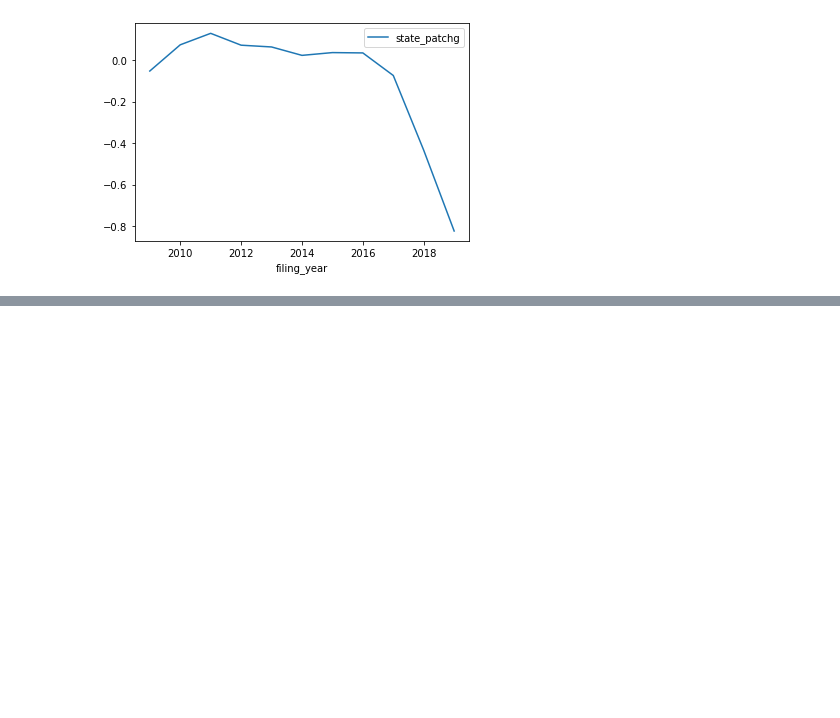
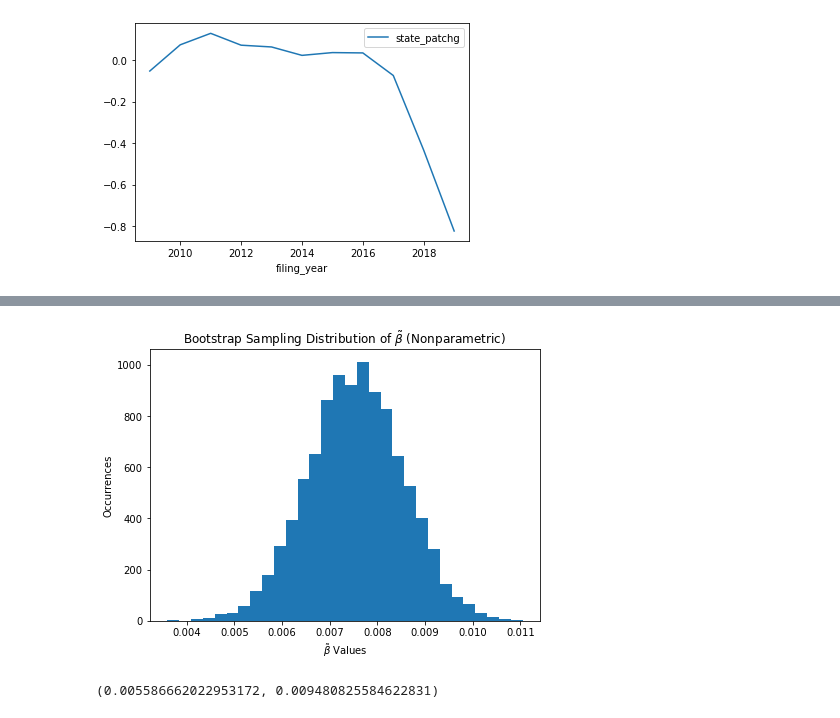
Before and after one commit to splaquin/Econ615, a Jupyter notebook: Econ_615_TermProject_Plaquin.ipynb, the cells around one changed output, grey strips where cells are left out. Saved outputs shown, nothing was run; the diff lists cells and outputs as text; code cells hidden in the pictures; blank space fills up the shorter version.

```diff
--- a/Econ_615_TermProject_Plaquin.ipynb
+++ b/Econ_615_TermProject_Plaquin.ipynb
@@ -710,3 +760,19 @@ good_data= pd.concat([good_data, yeardummy], axis=1)
+# %%
+plt.figure(figsize = (7, 5))
+plt.hist(theta_hat_sampling, bins = 30)
+plt.xlabel("$\\tilde{\\beta}$ Values")
+plt.ylabel("Occurrences")
+plt.title("Bootstrap Sampling Distribution of $\\tilde{\\beta}$ (Nonparametric)");
+plt.show()
+# %% [output]
+[figure, added]
+# %%
+left_confidence_interval_endpoint = np.percentile(theta_hat_sampling, 2.5)
+right_confidence_interval_endpoint = np.percentile(theta_hat_sampling, 97.5)
+
+left_confidence_interval_endpoint, right_confidence_interval_endpoint
+# %% [output]
+(0.005586662022953172, 0.009480825584622831)
 # %%
 good_data['y'] = good_data['comp_patdiff']
 y = good_data['y']
```
Also changed, not shown: parts of 31 cells of this notebook.
